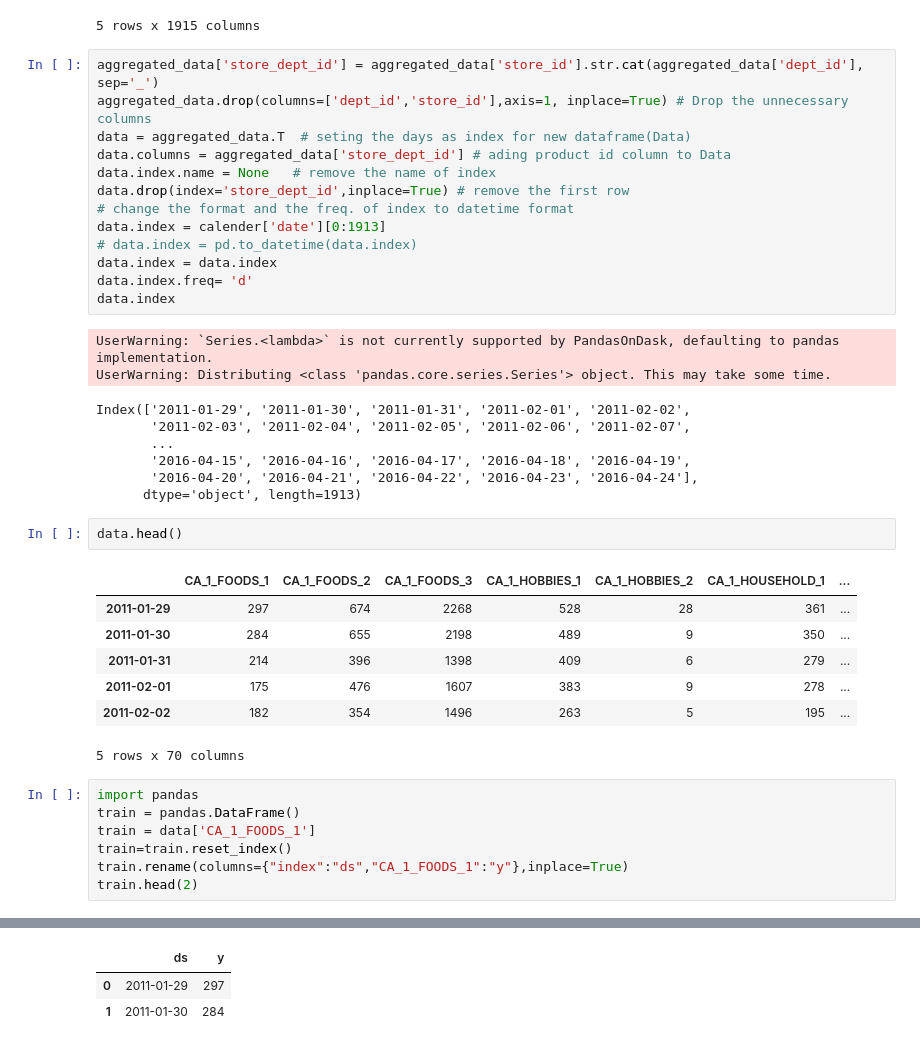
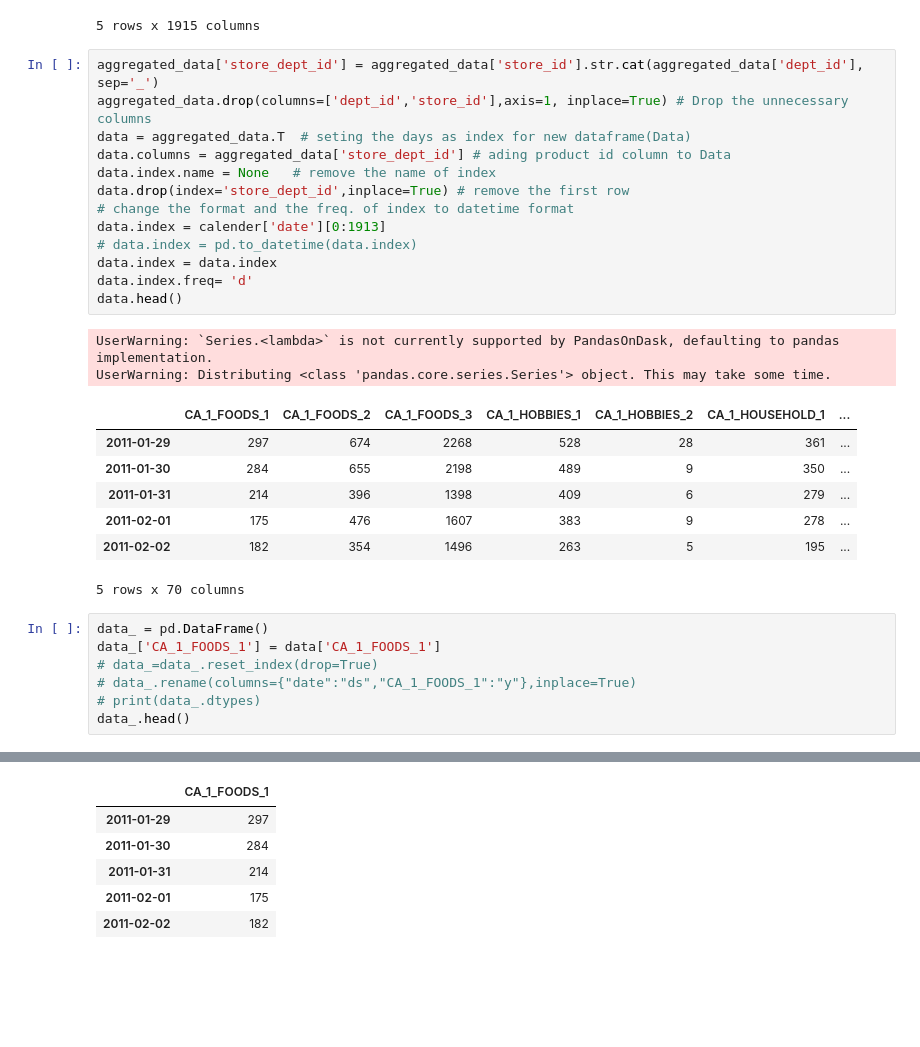
Before and after one commit to aqafridi/Walmart-Sales-Forecasting-v.2, a Jupyter notebook: xgb_driver.ipynb, the cells around one changed output, grey strips where cells are left out. Cells and saved outputs as stored; diff of their text form; blank space fills up the shorter version.

```diff
--- a/xgb_driver.ipynb
+++ b/xgb_driver.ipynb
@@ -131,31 +31,22 @@ data.index = calender['date'][0:1913]
 # data.index = pd.to_datetime(data.index)
 data.index = data.index
 data.index.freq= 'd'
-data.index
+data.head()
 # %% [output]
 UserWarning: `Series.<lambda>` is not currently supported by PandasOnDask, defaulting to pandas implementation.
 UserWarning: Distributing <class 'pandas.core.series.Series'> object. This may take some time.
+|  | CA_1_FOODS_1 | CA_1_FOODS_2 | CA_1_FOODS_3 | CA_1_HOBBIES_1 | CA_1_HOBBIES_2 | CA_1_HOUSEHOLD_1 | ... |
+| 2011-01-29 | 297 | 674 | 2268 | 528 | 28 | 361 | ... |
+| 2011-01-30 | 284 | 655 | 2198 | 489 | 9 | 350 | ... |
+| 2011-01-31 | 214 | 396 | 1398 | 409 | 6 | 279 | ... |
+| 2011-02-01 | 175 | 476 | 1607 | 383 | 9 | 278 | ... |
+| 2011-02-02 | 182 | 354 | 1496 | 263 | 5 | 195 | ... |
-Index(['2011-01-29', '2011-01-30', '2011-01-31', '2011-02-01', '2011-02-02',
-       '2011-02-03', '2011-02-04', '2011-02-05', '2011-02-06', '2011-02-07',
-       ...
-       '2016-04-15', '2016-04-16', '2016-04-17', '2016-04-18', '2016-04-19',
-       '2016-04-20', '2016-04-21', '2016-04-22', '2016-04-23', '2016-04-24'],
-      dtype='object', length=1913)
+5 rows x 70 columns
-# %%
-data.head()
-# %% [output]
-|  | CA_1_FOODS_1 | CA_1_FOODS_2 | CA_1_FOODS_3 | CA_1_HOBBIES_1 | CA_1_HOBBIES_2 | CA_1_HOUSEHOLD_1 | ... |
-| 2011-01-29 | 297 | 674 | 2268 | 528 | 28 | 361 | ... |
-| 2011-01-30 | 284 | 655 | 2198 | 489 | 9 | 350 | ... |
-| 2011-01-31 | 214 | 396 | 1398 | 409 | 6 | 279 | ... |
-| 2011-02-01 | 175 | 476 | 1607 | 383 | 9 | 278 | ... |
-| 2011-02-02 | 182 | 354 | 1496 | 263 | 5 | 195 | ... |
-5 rows x 70 columns
 # %%
-import pandas
-train = pandas.DataFrame()
-train = data['CA_1_FOODS_1']
-train=train.reset_index()
-train.rename(columns={"index":"ds","CA_1_FOODS_1":"y"},inplace=True)
-train.head(2)
+data_ = pd.DataFrame()
+data_['CA_1_FOODS_1'] = data['CA_1_FOODS_1']
+# data_=data_.reset_index(drop=True)
+# data_.rename(columns={"date":"ds","CA_1_FOODS_1":"y"},inplace=True)
+# print(data_.dtypes)
+data_.head()
 # %% [output]
@@ -162,3 +54,6 @@ train.head(2)
-|  | ds | y |
-| 0 | 2011-01-29 | 297 |
-| 1 | 2011-01-30 | 284 |
+|  | CA_1_FOODS_1 |
+| 2011-01-29 | 297 |
+| 2011-01-30 | 284 |
+| 2011-01-31 | 214 |
+| 2011-02-01 | 175 |
+| 2011-02-02 | 182 |
```
Also changed, not shown: parts of 69 cells of this notebook, 10 other files.
